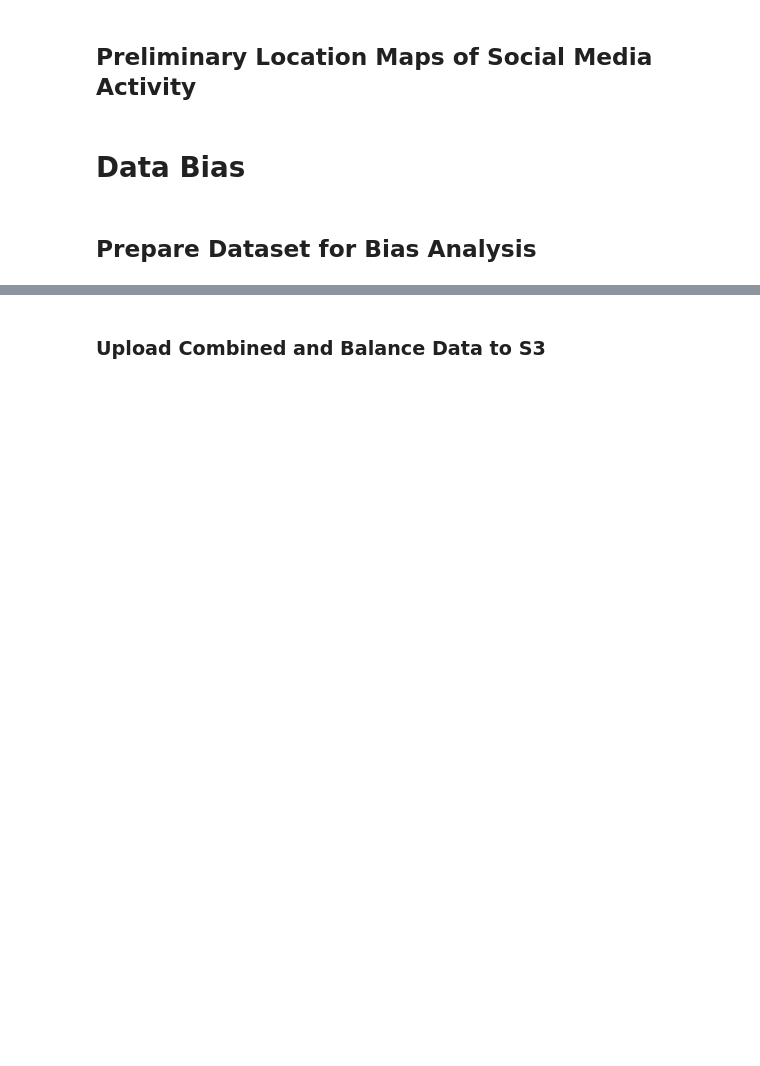
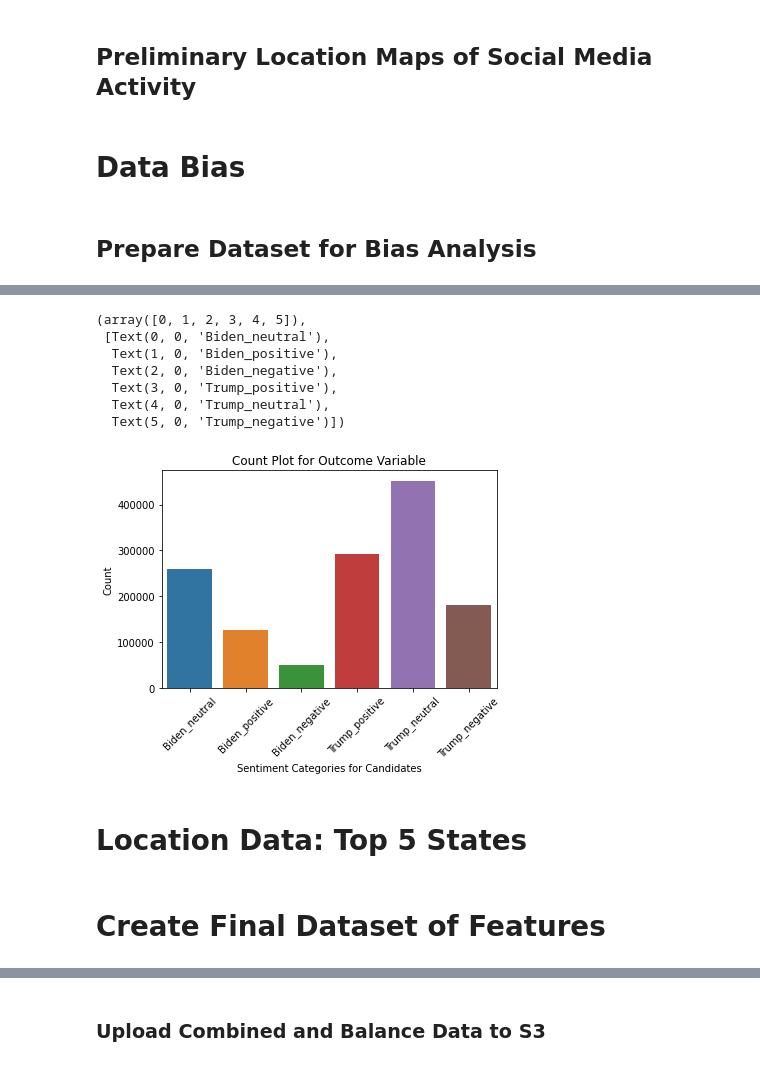
Before and after one commit to cfitzpatrick89/ADS508_GroupProject, a Jupyter notebook: EDA.ipynb, the cells around one changed output, grey strips where cells are left out. Drawn from its saved outputs; the diff is of its cells as text; code cells hidden in the pictures; blank space fills up the shorter version.

```diff
--- a/EDA.ipynb
+++ b/EDA.ipynb
@@ -822,0 +889,24 @@ memory usage: 62.3+ MB
+# %%
+df_combined['SentimentOutcome'] = df_combined['candidatepoll']+"_"+df_combined['sentiment_category']
+# %%
+# Create count plot
+sns.countplot(x=df_combined['SentimentOutcome'])
+
+# Add title and labels
+plt.title('Count Plot for Outcome Variable')
+plt.xlabel('Sentiment Categories for Candidates')
+plt.ylabel('Count')
+plt.xticks(rotation=45)
+# %% [output]
+(array([0, 1, 2, 3, 4, 5]),
+ [Text(0, 0, 'Biden_neutral'),
+  Text(1, 0, 'Biden_positive'),
+  Text(2, 0, 'Biden_negative'),
+  Text(3, 0, 'Trump_positive'),
+  Text(4, 0, 'Trump_neutral'),
+  Text(5, 0, 'Trump_negative')])
+[figure, added]
+# %% [markdown]
+# Location Data: Top 5 States
+# %% [markdown]
+# Create Final Dataset of Features
```
Also changed, not shown: parts of 86 cells of this notebook.
